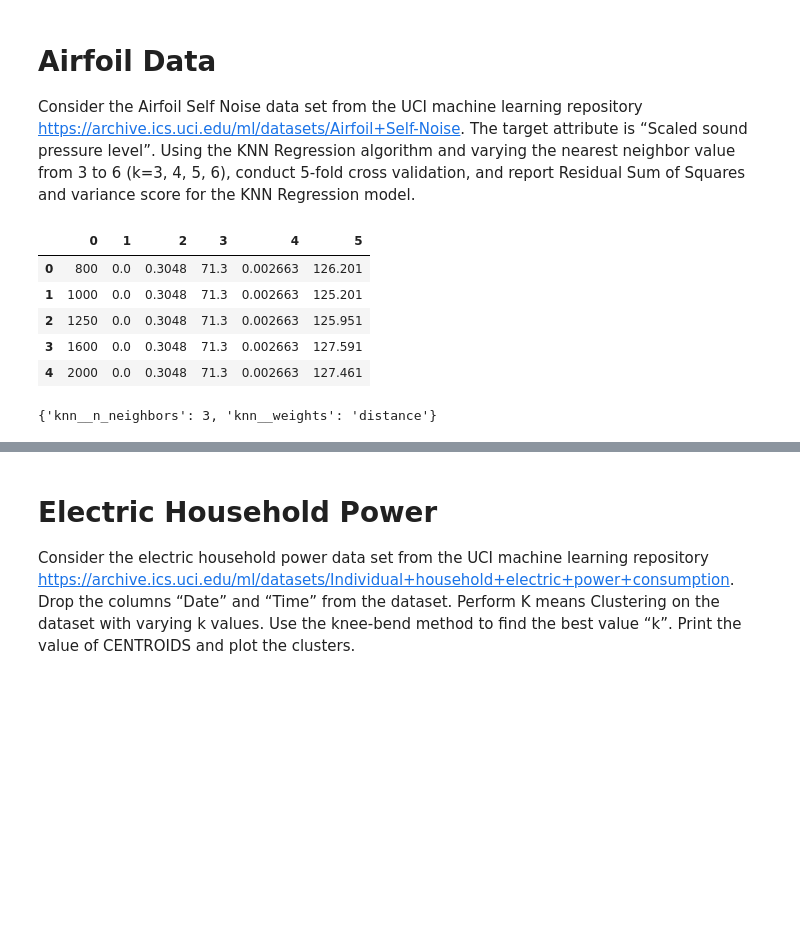
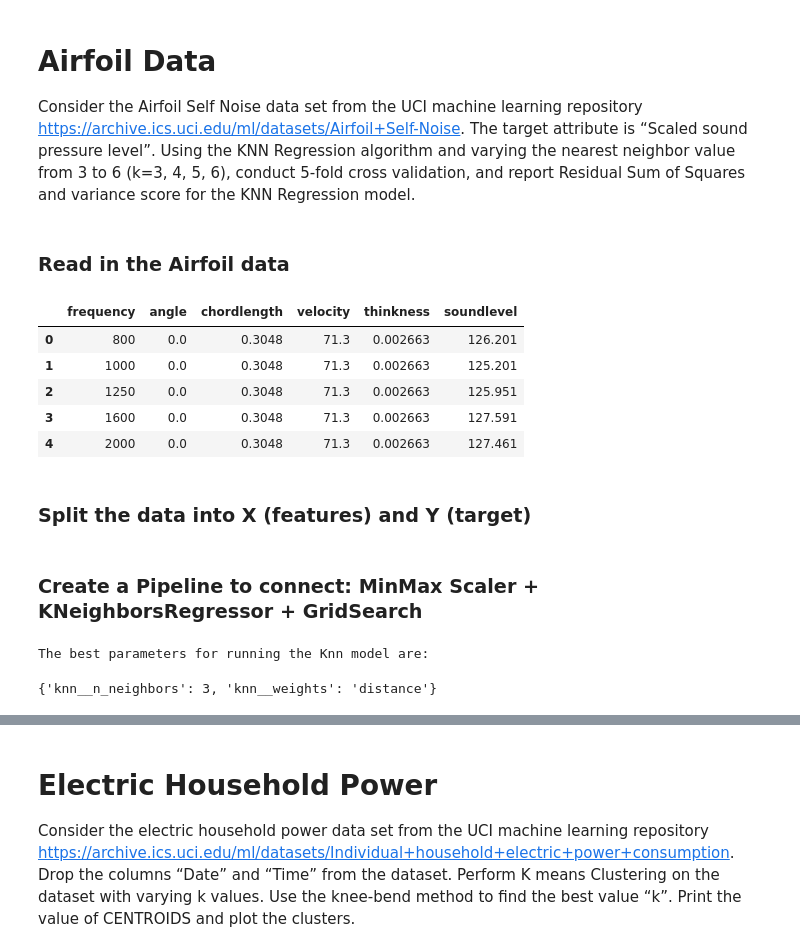
Before and after one commit to imad3k/AppliedML_Assignment2, a Jupyter notebook: dsba6156_inclass_assignment2_iahmad.ipynb, the cells around one changed output, grey strips where cells are left out. Cells and saved outputs as stored; diff of their text form; code cells hidden in the pictures; blank space fills up the shorter version.

```diff
--- a/dsba6156_inclass_assignment2_iahmad.ipynb
+++ b/dsba6156_inclass_assignment2_iahmad.ipynb
@@ -249,26 +241,33 @@ https://archive.ics.uci.edu/ml/datasets/Airfoil+Self-Noise. The target attribute
 level”. Using the KNN Regression algorithm and varying the nearest neighbor value from 3 to 6 (k=3, 4, 5,
 6), conduct 5-fold cross validation, and report Residual Sum of Squares and variance score for the KNN
 Regression model.
+# %% [markdown]
+### Read in the Airfoil data
 # %%
 # Read in our data file
 
-airfoil_df = pd.read_csv('airfoil_self_noise.dat', header = None, sep='\t')
+airfoil_df = pd.read_csv('airfoil_self_noise.dat', header = None, sep='\t',
+                         names = ['frequency','angle','chordlength','velocity','thinkness','soundlevel'])
 
 # Print Data
 airfoil_df.head()
 # %% [output]
-|  | 0 | 1 | 2 | 3 | 4 | 5 |
+|  | frequency | angle | chordlength | velocity | thinkness | soundlevel |
 | 0 | 800 | 0.0 | 0.3048 | 71.3 | 0.002663 | 126.201 |
 | 1 | 1000 | 0.0 | 0.3048 | 71.3 | 0.002663 | 125.201 |
 | 2 | 1250 | 0.0 | 0.3048 | 71.3 | 0.002663 | 125.951 |
 | 3 | 1600 | 0.0 | 0.3048 | 71.3 | 0.002663 | 127.591 |
 | 4 | 2000 | 0.0 | 0.3048 | 71.3 | 0.002663 | 127.461 |
+# %% [markdown]
+### Split the data into X (features) and Y (target)
 # %%
 # Split the data into X(variables) & Y(target)
 # The target according to the the website is the last column
 
 X = airfoil_df.iloc[:, 0:5]
 Y = airfoil_df.iloc[:, 5]
+# %% [markdown]
+### Create a Pipeline to connect: MinMax Scaler + KNeighborsRegressor + GridSearch
 # %%
 # To find out which n_neighbors is the best, we will grid search
 # And make a pipeline to apply the scaling function + knn regression to put into our grid search
@@ -292,7 +291,9 @@ gs_knn = GridSearchCV(knn_pipe,
 
 # Fit the grid search on our data
 gs_knn.fit(X, Y)
+print('The best parameters for running the Knn model are:\n')
 gs_knn.best_params_
 # %% [output]
-{'knn__n_neighbors': 3, 'knn__weights': 'distance'}
+The best parameters for running the Knn model are:
+{'knn__n_neighbors': 3, 'knn__weights': 'distance'}
 # %%
```
Also changed, not shown: parts of 27 cells of this notebook.
